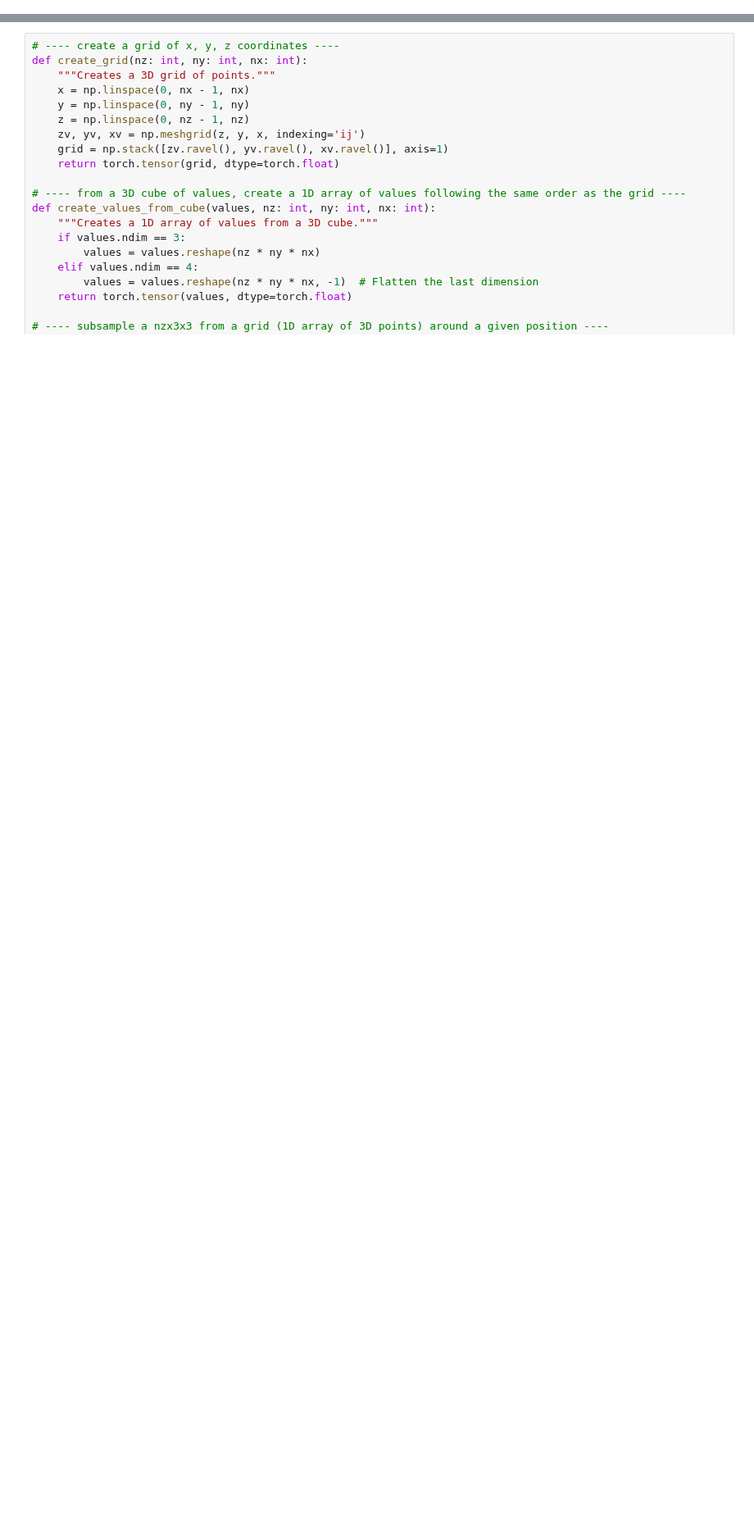
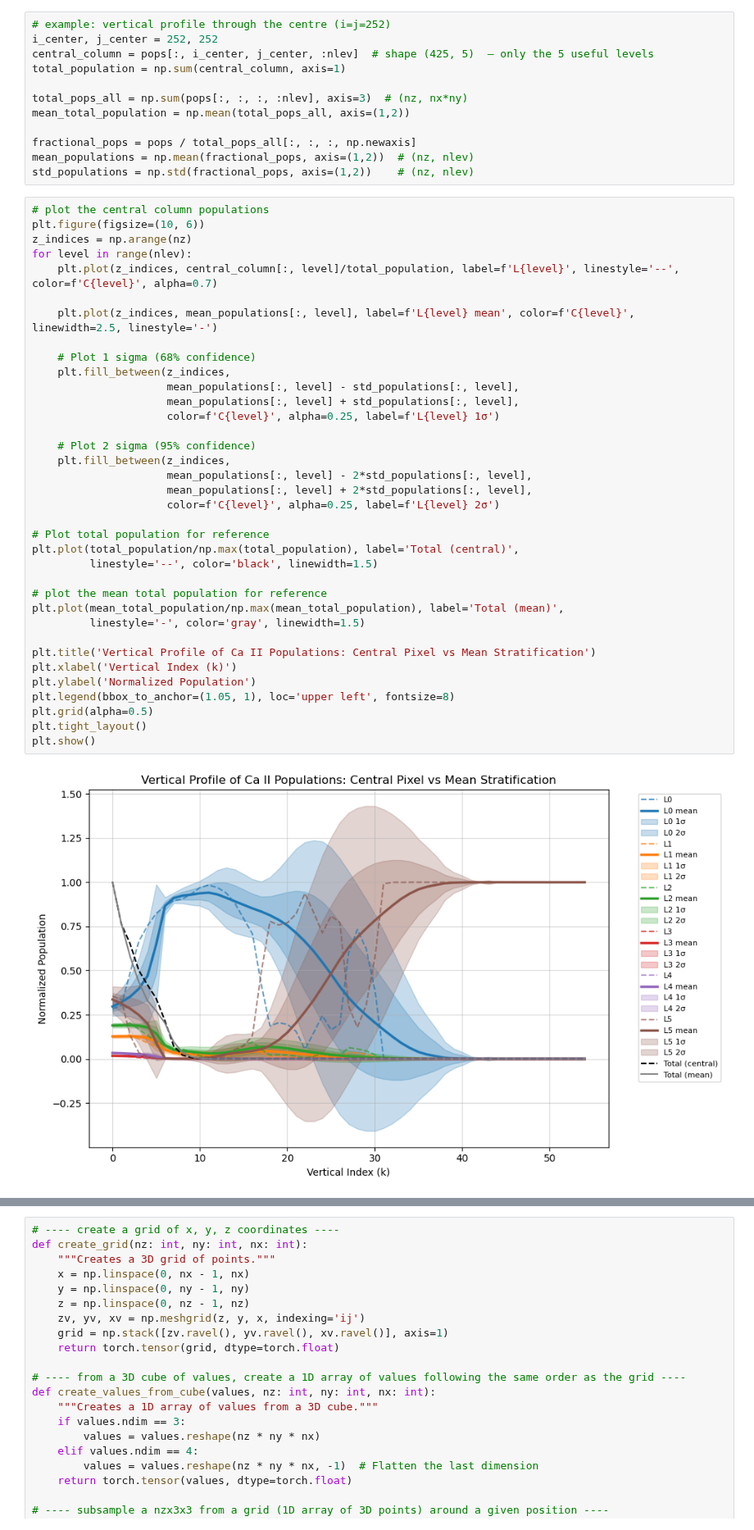
Before and after one commit to andreuva/graphnet_nlte, a Jupyter notebook: porta_scripts/porta_graph_test.ipynb, the cells around one changed output, grey strips where cells are left out. Shown at 82% size. Saved outputs shown, nothing was run; the diff lists cells and outputs as text; blank space fills up the shorter version.

```diff
--- a/porta_scripts/porta_graph_test.ipynb
+++ b/porta_scripts/porta_graph_test.ipynb
@@ -135,0 +187,50 @@ plt.show()
+# %%
+# example: vertical profile through the centre (i=j=252)
+i_center, j_center = 252, 252
+central_column = pops[:, i_center, j_center, :nlev]  # shape (425, 5)  – only the 5 useful levels
+total_population = np.sum(central_column, axis=1)
+
+total_pops_all = np.sum(pops[:, :, :, :nlev], axis=3)  # (nz, nx*ny)
+mean_total_population = np.mean(total_pops_all, axis=(1,2))
+
+fractional_pops = pops / total_pops_all[:, :, :, np.newaxis]
+mean_populations = np.mean(fractional_pops, axis=(1,2))  # (nz, nlev)
+std_populations = np.std(fractional_pops, axis=(1,2))    # (nz, nlev)
+# %%
+# plot the central column populations
+plt.figure(figsize=(10, 6))
+z_indices = np.arange(nz)
+for level in range(nlev):
+    plt.plot(z_indices, central_column[:, level]/total_population, label=f'L{level}', linestyle='--', color=f'C{level}', alpha=0.7)
+
+    plt.plot(z_indices, mean_populations[:, level], label=f'L{level} mean', color=f'C{level}', linewidth=2.5, linestyle='-')
+
+    # Plot 1 sigma (68% confidence)
+    plt.fill_between(z_indices,
+                     mean_populations[:, level] - std_populations[:, level],
+                     mean_populations[:, level] + std_populations[:, level],
+                     color=f'C{level}', alpha=0.25, label=f'L{level} 1σ')
+
+    # Plot 2 sigma (95% confidence)
+    plt.fill_between(z_indices,
+                     mean_populations[:, level] - 2*std_populations[:, level],
+                     mean_populations[:, level] + 2*std_populations[:, level],
+                     color=f'C{level}', alpha=0.25, label=f'L{level} 2σ')
+
+# Plot total population for reference
+plt.plot(total_population/np.max(total_population), label='Total (central)',
+         linestyle='--', color='black', linewidth=1.5)
+
+# plot the mean total population for reference
+plt.plot(mean_total_population/np.max(mean_total_population), label='Total (mean)',
+         linestyle='-', color='gray', linewidth=1.5)
+
+plt.title('Vertical Profile of Ca II Populations: Central Pixel vs Mean Stratification')
+plt.xlabel('Vertical Index (k)')
+plt.ylabel('Normalized Population')
+plt.legend(bbox_to_anchor=(1.05, 1), loc='upper left', fontsize=8)
+plt.grid(alpha=0.5)
+plt.tight_layout()
+plt.show()
+# %% [output]
+[figure, new version]
```
Also changed, not shown: parts of 15 cells of this notebook, 19 other files.
